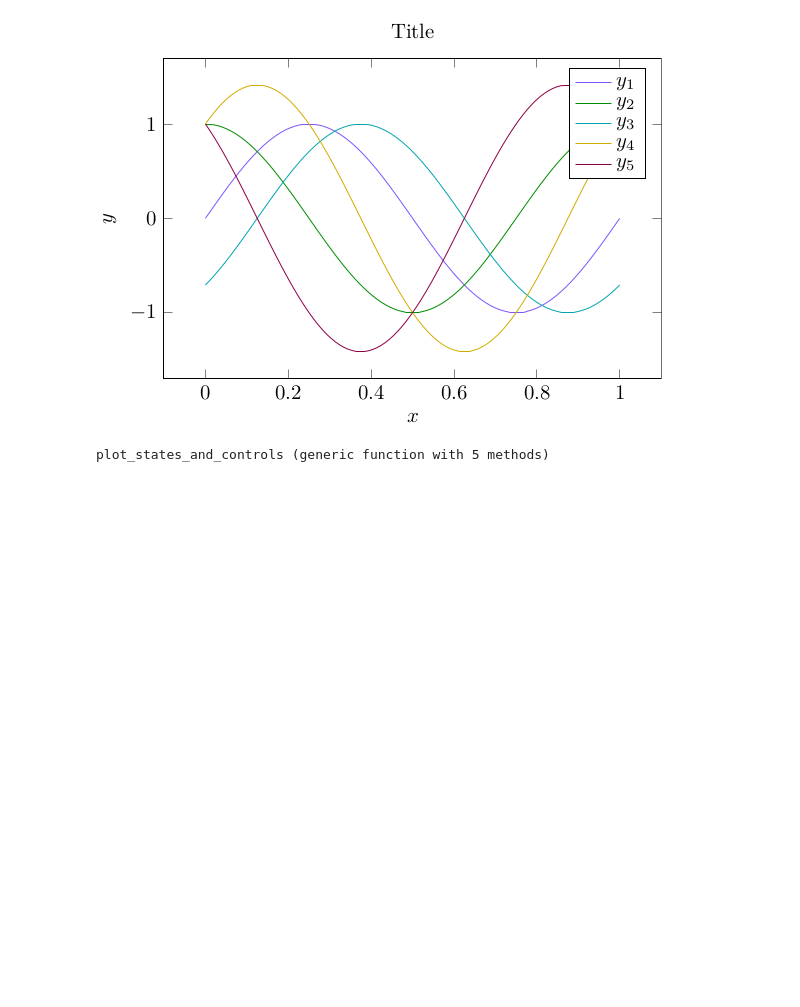
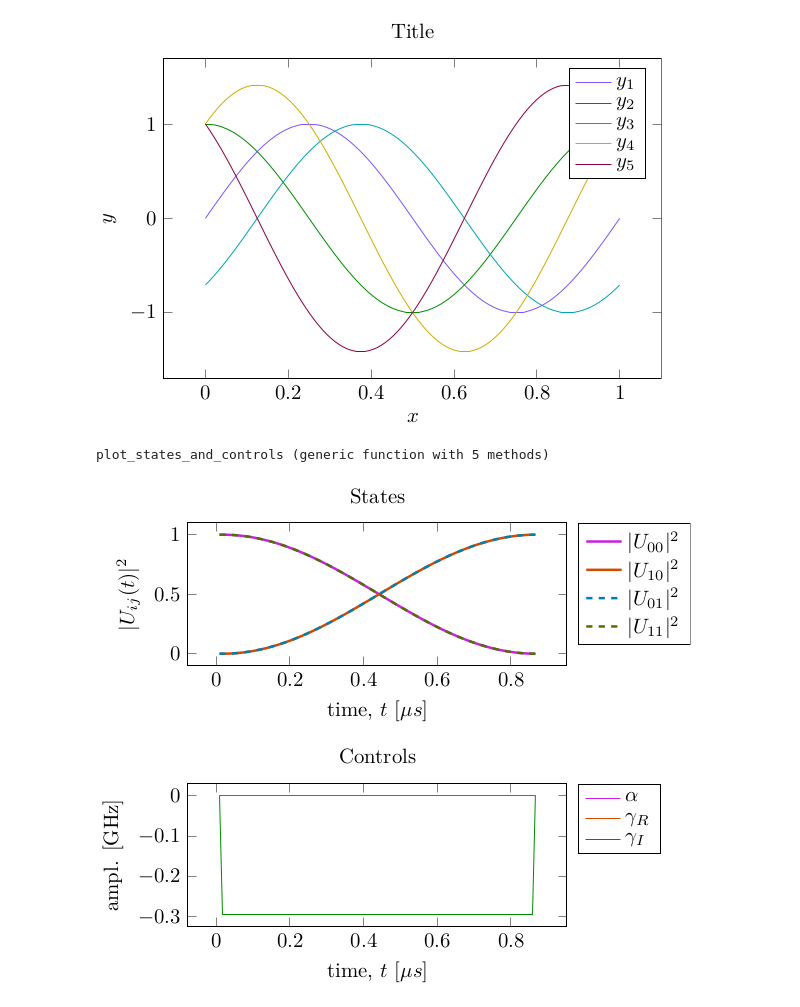
Before and after one commit to kestrelquantum/QuantumCollocation.jl, a Jupyter notebook: examples/single_qubit/figures.ipynb, the cells around one changed output. Saved outputs shown, nothing was run; the diff lists cells and outputs as text; code cells hidden in the pictures; blank space fills up the shorter version.

```diff
--- a/examples/single_qubit/figures.ipynb
+++ b/examples/single_qubit/figures.ipynb
@@ -199,3 +203,20 @@ function plot_states_and_controls(
 end
 # %% [output]
 plot_states_and_controls (generic function with 5 methods)
+# %%
+U_pops = hcat([vec(abs2.(iso_vec_to_operator(traj.Ũ⃗[:,t]))) for t = 1:traj.T]...)
+
+plot = plot_states_and_controls(
+    U_pops,
+    vcat(traj.α, traj.γ) / 2π,
+    times(traj);
+    ylabel_states=L"|U_{ij}(t)|^2",
+    ylabel_controls="ampl. [GHz]",
+    control_labels=[L"\alpha", L"\gamma_{R}", L"\gamma_{I}"],
+    state_labels=[L"|U_{00}|^2", L"|U_{10}|^2", L"|U_{01}|^2", L"|U_{11}|^2"],
+    height="4cm",
+    width="8cm"
+)
+display("image/png", plot)
+# %% [output]
+[figure, added]
```
Also changed, not shown: parts of 4 cells of this notebook.
